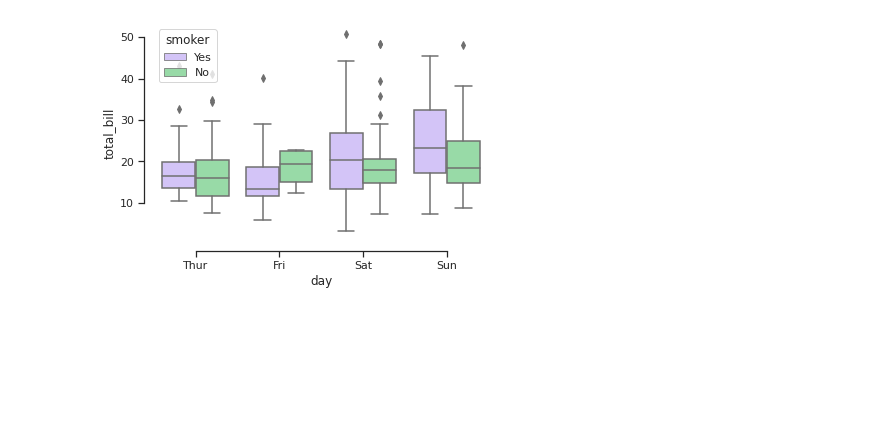
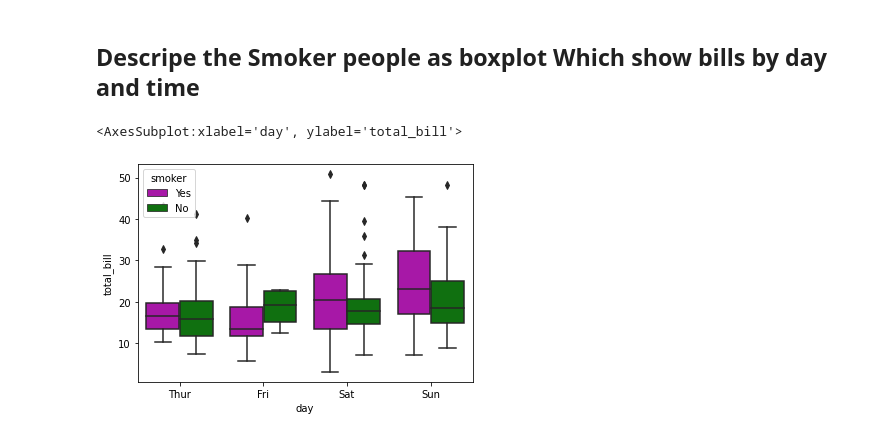
Before and after one commit to amarh-ayman/data-visualization, a Jupyter notebook: viz-b.ipynb, the cells around one changed output. Cells and saved outputs as stored; diff of their text form; code cells hidden in the pictures; blank space fills up the shorter version.

```diff
--- a/viz-b.ipynb
+++ b/viz-b.ipynb
@@ -7,10 +42,9 @@ import seaborn as sns
+# %% [markdown]
+## Descripe the Smoker people as boxplot Which show bills by day and time
 # %%
-tips = sns.load_dataset("tips")
-
-# Draw a nested boxplot to show bills by day and time
 sns.boxplot(x="day", y="total_bill",
             hue="smoker", palette=["m", "g"],
             data=tips)
-sns.despine(offset=10, trim=True)
 # %% [output]
+<AxesSubplot:xlabel='day', ylabel='total_bill'>
-[figure, old version]
+[figure, new version]
```
Also changed, not shown: parts of 7 cells of this notebook, 1 other file.
